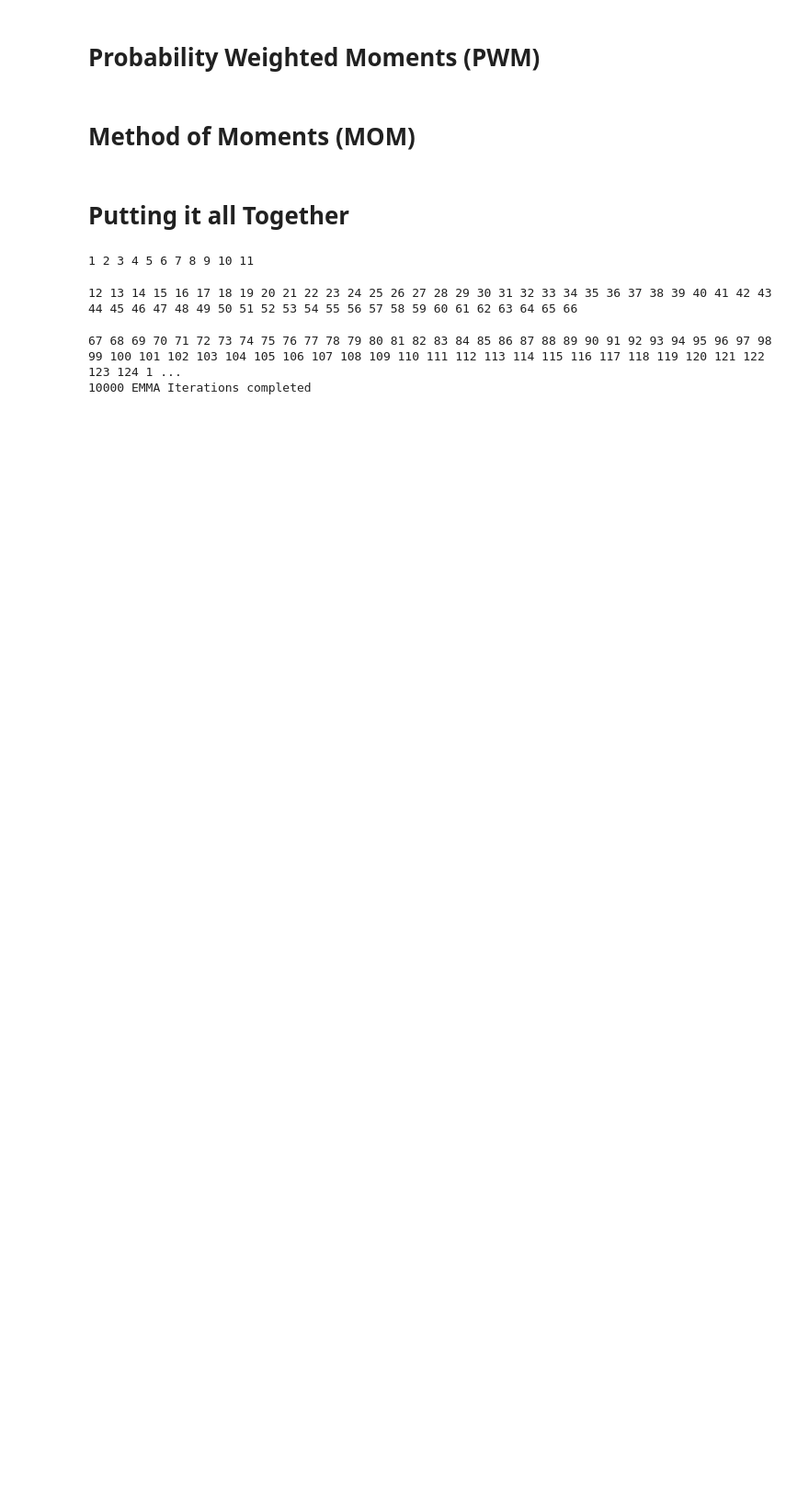
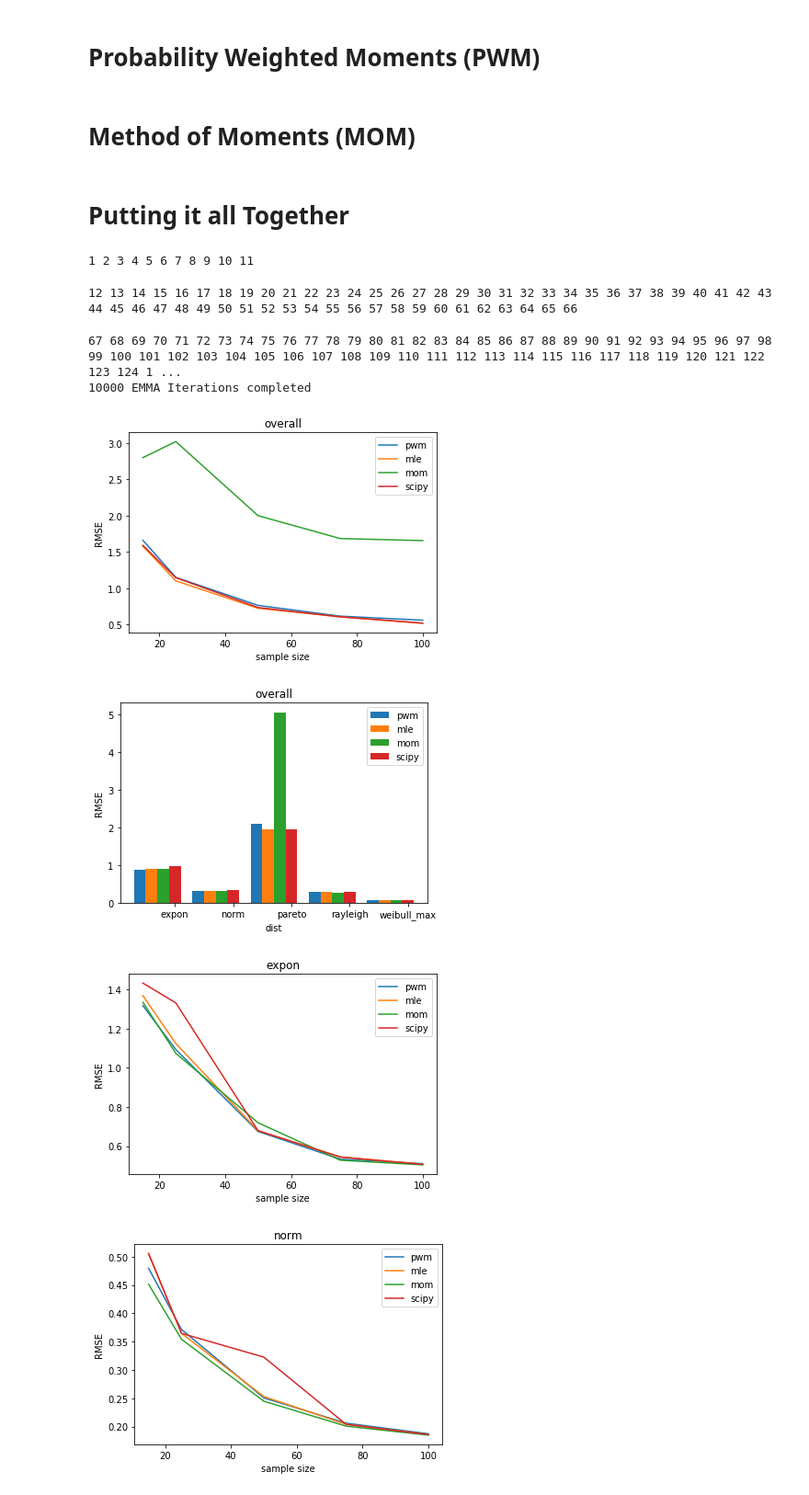
Before and after one commit to cleap/ctsp, a Jupyter notebook: emma.ipynb, the cells around one changed output. Shown at 92% size. Cells and saved outputs as stored; diff of their text form; code cells hidden in the pictures; blank space fills up the shorter version.

```diff
--- a/emma.ipynb
+++ b/emma.ipynb
@@ -196,3 +196,67 @@ print(str(i) + ' EMMA Iterations completed')
 10000 EMMA Iterations completed
 # %%
 emma_df.to_csv('emma_data.csv')
+# %%
+emma_df = pd.read_csv('emma_data.csv')
+dists = ['norm', 'pareto', 'expon', 'rayleigh', 'weibull_max']
+
+
+for method in ['pwm','mle','mom','scipy']:
+    temp_df = pd.DataFrame({'size': emma_df['sample size'], method: emma_df[method + ' emv'], 'emma': emma_df['emma emv']})
+    temp_df['se'] = np.subtract(temp_df[method],temp_df['emma'])**2
+    rmse = np.sqrt(temp_df.groupby(['size']).mean()['se'])
+    plt.plot(rmse,label=method)
+plt.legend()
+plt.xlabel('sample size')
+plt.ylabel('RMSE')
+plt.title('overall')
+plt.show()
+
+for i,method in enumerate(['pwm','mle','mom','scipy']):
+    temp_df = pd.DataFrame({'dist': emma_df['dist'], method: emma_df[method + ' emv'], 'emma': emma_df['emma emv']})
+    temp_df['se'] = np.subtract(temp_df[method],temp_df['emma'])**2
+    rmse = np.sqrt(temp_df.groupby(['dist']).mean()['se'])
+    plt.bar(ind + i*width,rmse,width,label=method,tick_label=rmse.index.tolist())
+plt.legend()
+plt.xlabel('dist')
+plt.ylabel('RMSE')
+plt.title('overall')
+plt.show()
+
+dfs = emma_df.groupby(['dist'])
+
+for df in dfs:
+#     print(df[0])
+    for method in ['pwm','mle','mom','scipy']:
+        temp_df = pd.DataFrame({'size': df[1]['sample size'], method: df[1][method + ' emv'], 'emma': df[1]['emma emv']})
+        temp_df['se'] = np.subtract(temp_df[method],temp_df['emma'])**2
+        rmse = np.sqrt(temp_df.groupby(['size']).mean()['se'])
+        plt.plot(rmse,label=method)
+    plt.legend()
+    plt.xlabel('sample size')
+    plt.ylabel('RMSE')
+    plt.title(df[0])
+    plt.show()
+
+
+length = len(dists)
+ind = np.arange(length)
+width = 0.2
+dfs = emma_df.groupby(['sample size'])
+for df in dfs:
+#     print(df[0])
+    for i,method in enumerate(['pwm','mle','mom','scipy']):
+        temp_df = pd.DataFrame({'dist': df[1]['dist'], method: df[1][method + ' emv'], 'emma': df[1]['emma emv']})
+        temp_df['se'] = np.subtract(temp_df[method],temp_df['emma'])**2
+        rmse = np.sqrt(temp_df.groupby(['dist']).mean()['se'])
+        plt.bar(ind + i*width,rmse,width,label=method,tick_label=rmse.index.tolist())
+    plt.legend()
+    plt.xlabel('dist')
+    plt.ylabel('RMSE')
+    plt.title('sample size = ' + str(df[0]))
+    plt.show()
+# %% [output]
+[figure, added]
+[figure, added]
+[figure, added]
+[figure, added]
```
Also changed, not shown: parts of 9 cells of this notebook, 2 other files.
